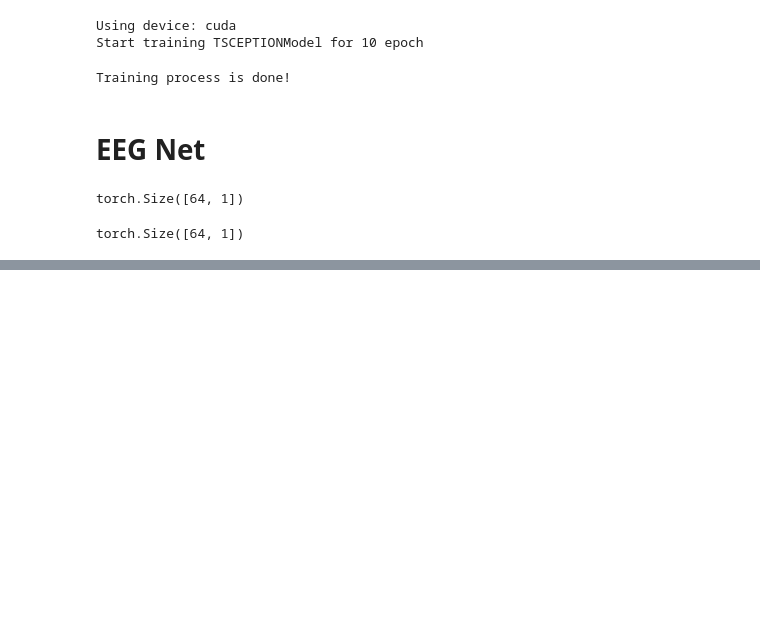
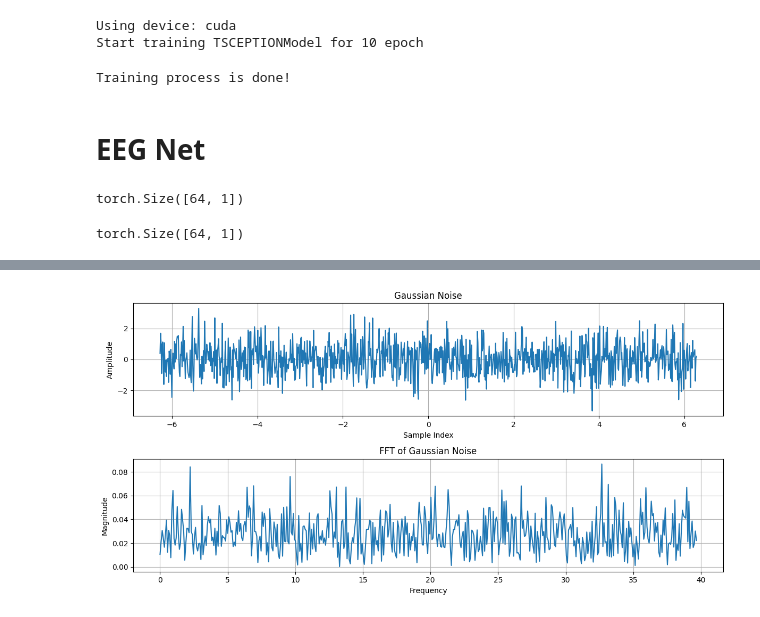
Before and after one commit to SirAfshin/EEG_PlayGround, a Jupyter notebook: notebooks/test_model.ipynb, the cells around one changed output, grey strips where cells are left out. Cells and saved outputs as stored; diff of their text form; code cells hidden in the pictures; blank space fills up the shorter version.

```diff
--- a/notebooks/test_model.ipynb
+++ b/notebooks/test_model.ipynb
@@ -506,0 +611,47 @@ Start training EEGNet_Normal_data for 10 epoch
+# %%
+import torch
+import matplotlib.pyplot as plt
+
+# Parameters for Gaussian noise
+mean = 0.0  # Mean of the Gaussian distribution
+std = 1.0   # Standard deviation of the Gaussian distribution
+
+# Generate Gaussian noise: random values from a Gaussian distribution
+x = torch.linspace(-2 * torch.pi, 2 * torch.pi, 1000)
+gaussian_noise = torch.normal(mean, std, size=(1000,))
+
+# Compute the FFT of the Gaussian noise
+gaussian_noise_fft = torch.fft.fft(gaussian_noise)
+
+# Normalize the FFT (divide by the number of samples)
+gaussian_noise_fft_normalized = gaussian_noise_fft / len(gaussian_noise)
+
+# Get the frequencies corresponding to the FFT (only the positive frequencies)
+frequencies = torch.fft.fftfreq(len(x), d=(x[1] - x[0]).item())
+positive_freq_idx = frequencies >= 0
+frequencies = frequencies[positive_freq_idx]
+fft_magnitude = torch.abs(gaussian_noise_fft_normalized)[positive_freq_idx]
+
+# Plot the Gaussian noise and its FFT
+plt.figure(figsize=(12, 6))
+
+# Plot Gaussian noise in the time domain
+plt.subplot(2, 1, 1)
+plt.plot(x.numpy(), gaussian_noise.numpy())
+plt.title("Gaussian Noise")
+plt.xlabel("Sample Index")
+plt.ylabel("Amplitude")
+plt.grid(True)
+
+# Plot FFT of the Gaussian noise (only positive frequencies)
+plt.subplot(2, 1, 2)
+plt.plot(frequencies.numpy(), fft_magnitude.numpy())
+plt.title("FFT of Gaussian Noise")
+plt.xlabel("Frequency")
+plt.ylabel("Magnitude")
+plt.grid(True)
+
+plt.tight_layout()
+plt.show()
+# %% [output]
+[figure, added]
```
Also changed, not shown: parts of 5 cells of this notebook, 3 other files.
